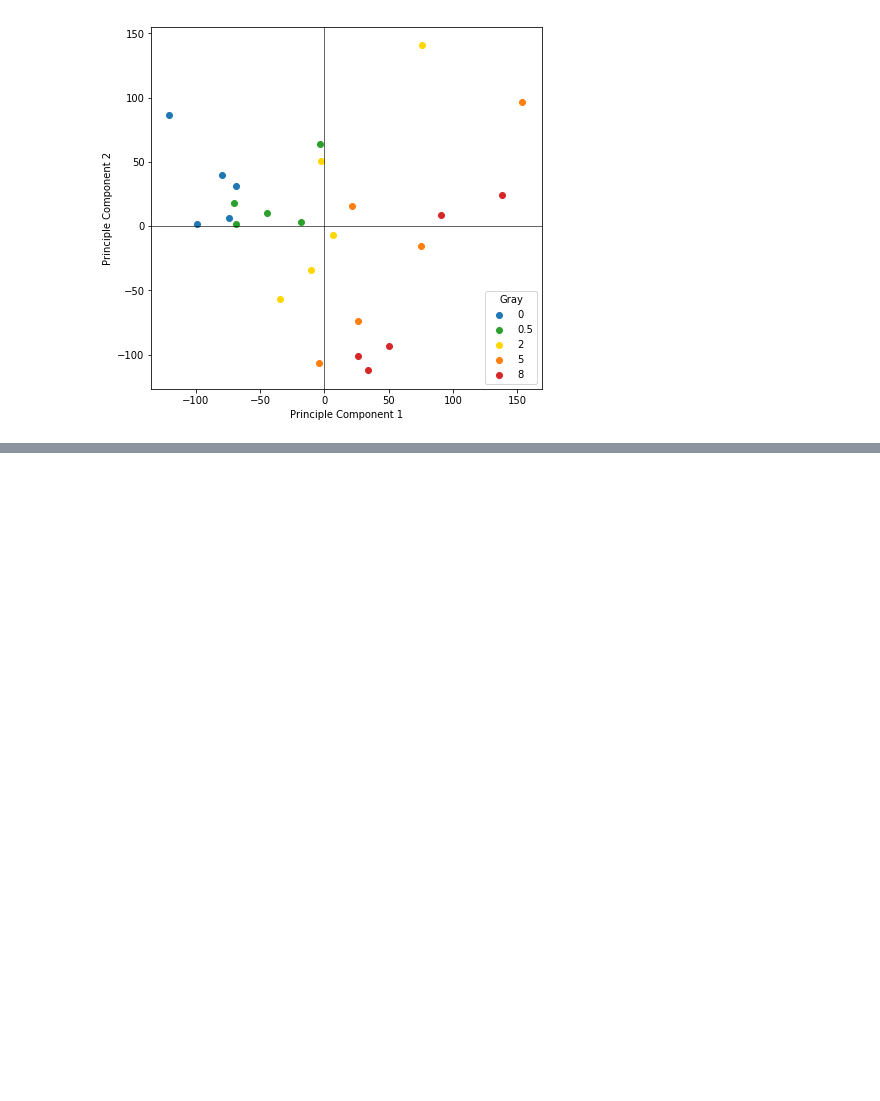
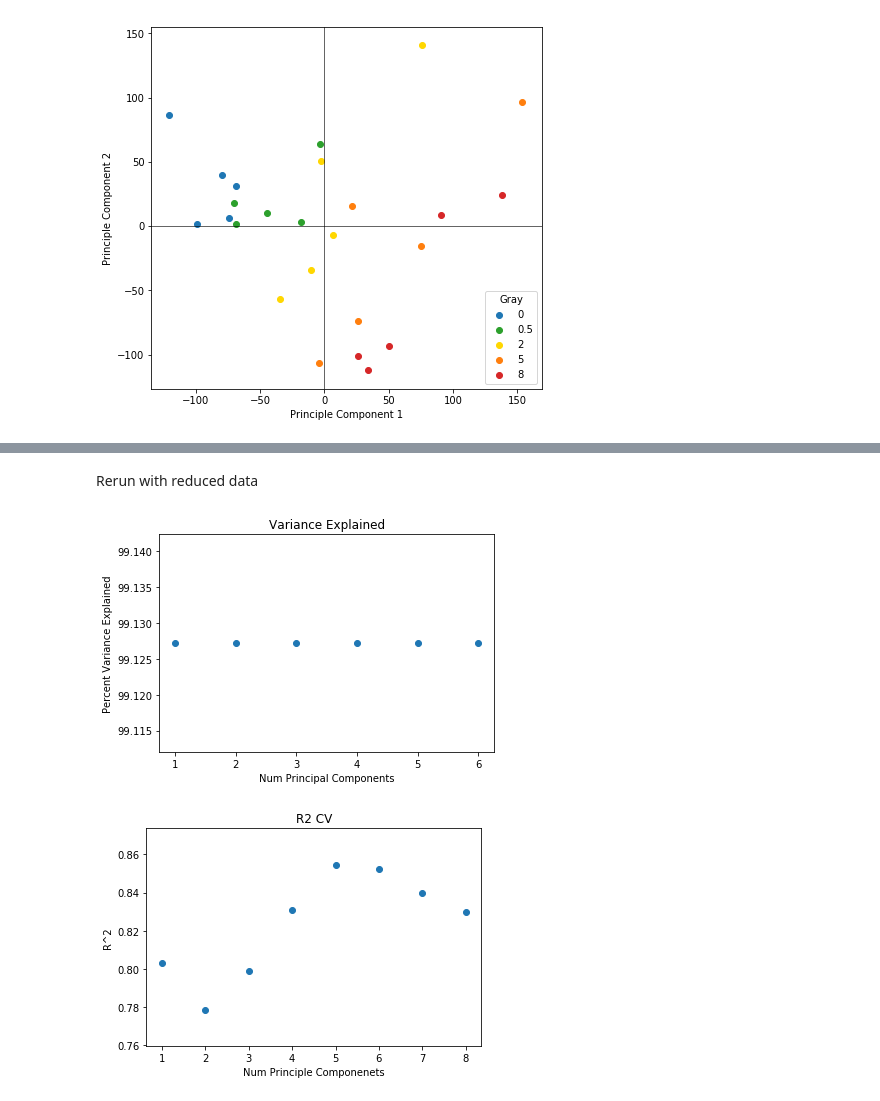
Before and after one commit to S-Ng/BE188_Final_Project, a Jupyter notebook: Greg_Simon_master.ipynb, the cells around one changed output, grey strips where cells are left out. Drawn from its saved outputs; the diff is of its cells as text; code cells hidden in the pictures; blank space fills up the shorter version.

Commit message:
All my previous code entered
percent variance is still strange/giving errors

```diff
--- a/Greg_Simon_master.ipynb
+++ b/Greg_Simon_master.ipynb
@@ -168,0 +294,14 @@ Plt_Scores(X0, Dose48)
+# %% [markdown]
+Rerun with reduced data
+# %%
+Sig4 = np.load('Ttest_4Sig.npy')
+X4sig = X_avg[:, Sig4]
+Plt_Variance(X4sig, Dose48, 6)
+Ypredicted, R2_array = CV(Dose48, Average = False, X = X4sig, num_components = 8)
+plt.scatter(range(1,9), R2_array)
+plt.title('R2 CV')
+plt.xlabel('Num Principle Componenets')
+plt.ylabel('R^2');
+# %% [output]
+[figure, added]
+[figure, added]
```
Also changed, not shown: parts of 9 cells of this notebook.
